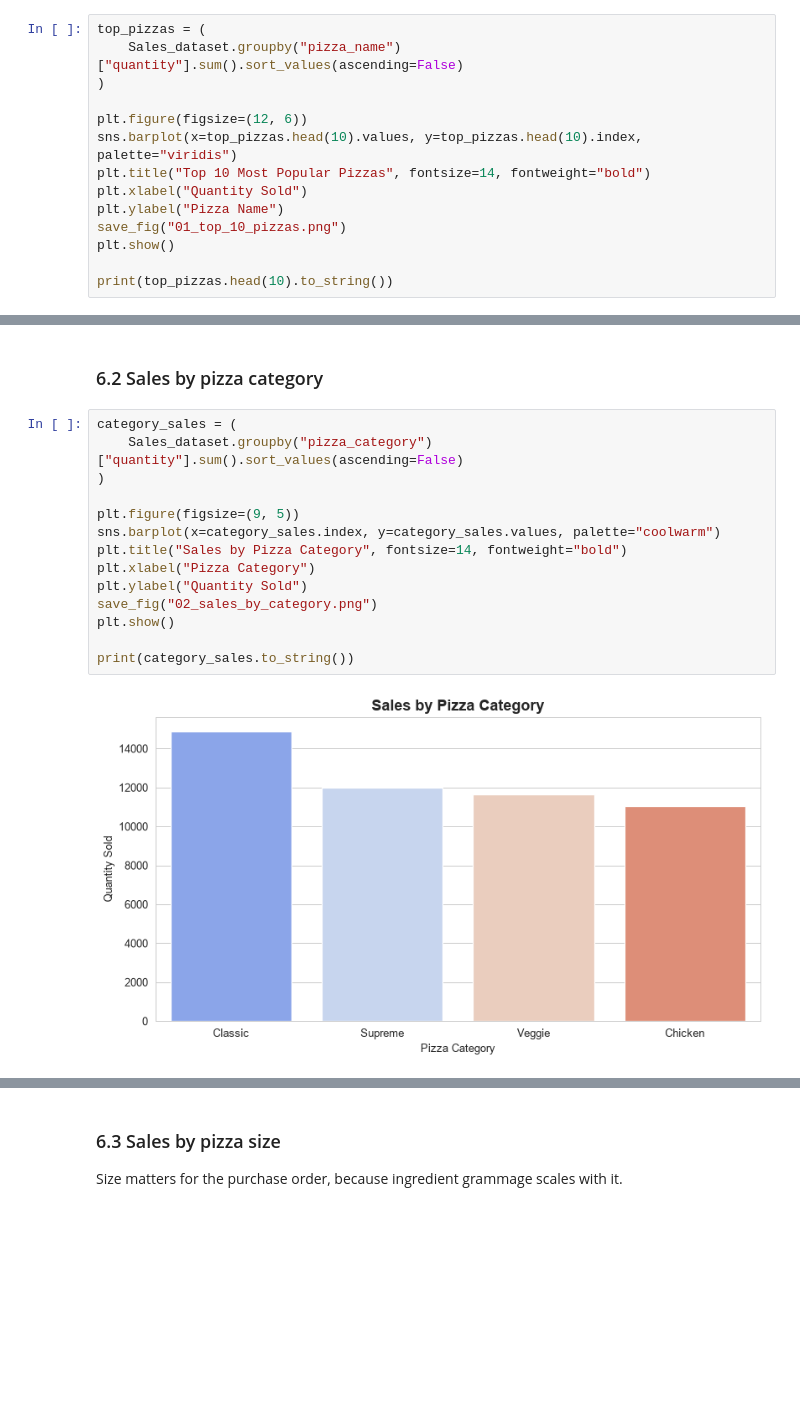
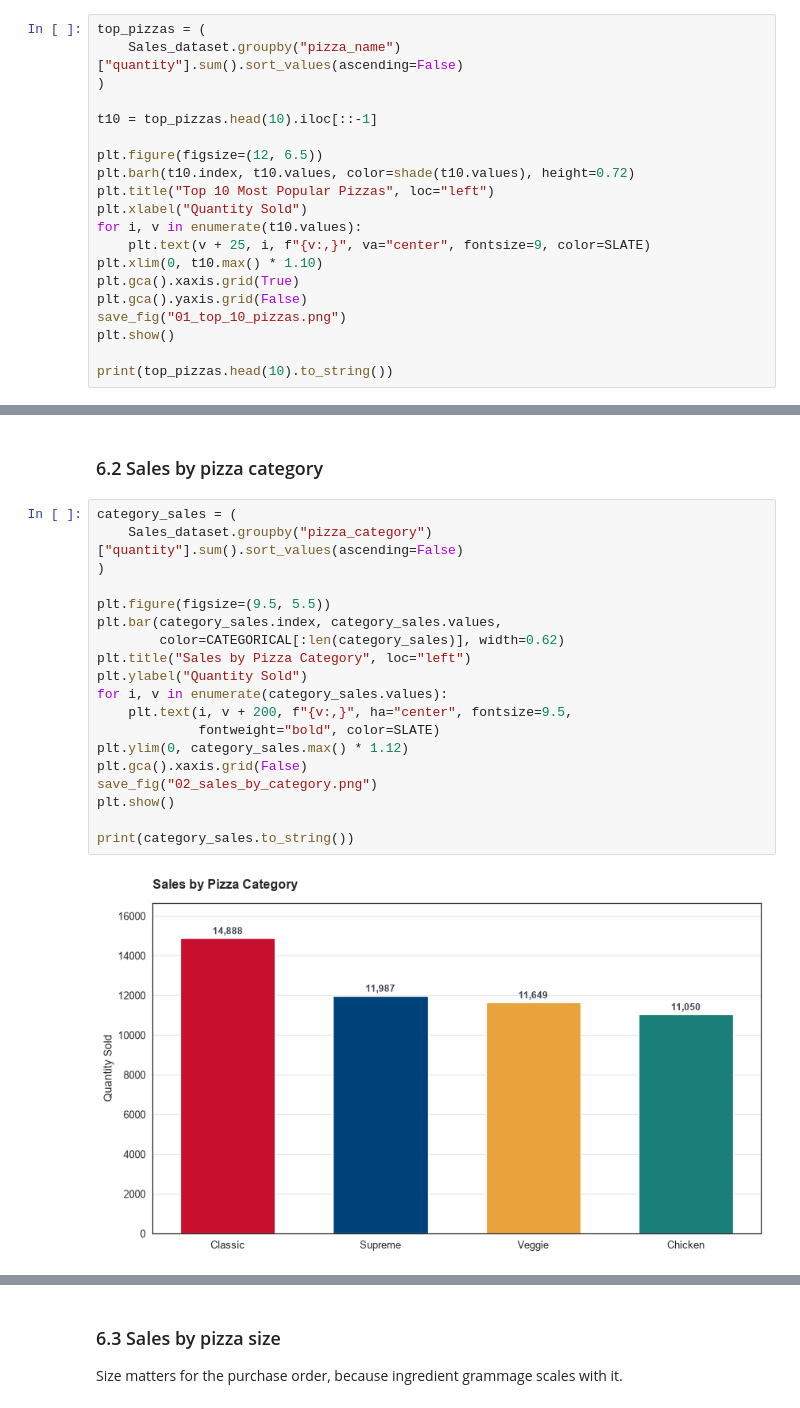
Before and after one commit to naveen-pulivarti/Dominos-Predictive-Purchase-Order-System, a Jupyter notebook: notebooks/dominos_predictive_purchase_order_system.ipynb, the cells around one changed output, grey strips where cells are left out. Drawn from its saved outputs; the diff is of its cells as text; blank space fills up the shorter version.

```diff
--- a/notebooks/dominos_predictive_purchase_order_system.ipynb
+++ b/notebooks/dominos_predictive_purchase_order_system.ipynb
@@ -481,11 +527,17 @@ top_pizzas = (
     Sales_dataset.groupby("pizza_name")["quantity"].sum().sort_values(ascending=False)
 )
 
-plt.figure(figsize=(12, 6))
-sns.barplot(x=top_pizzas.head(10).values, y=top_pizzas.head(10).index, palette="viridis")
-plt.title("Top 10 Most Popular Pizzas", fontsize=14, fontweight="bold")
+t10 = top_pizzas.head(10).iloc[::-1]
+
+plt.figure(figsize=(12, 6.5))
+plt.barh(t10.index, t10.values, color=shade(t10.values), height=0.72)
+plt.title("Top 10 Most Popular Pizzas", loc="left")
 plt.xlabel("Quantity Sold")
-plt.ylabel("Pizza Name")
+for i, v in enumerate(t10.values):
+    plt.text(v + 25, i, f"{v:,}", va="center", fontsize=9, color=SLATE)
+plt.xlim(0, t10.max() * 1.10)
+plt.gca().xaxis.grid(True)
+plt.gca().yaxis.grid(False)
 save_fig("01_top_10_pizzas.png")
 plt.show()
 
@@ -508,19 +560,24 @@ The Big Meat Pizza              1914
 # %%
 category_sales = (
     Sales_dataset.groupby("pizza_category")["quantity"].sum().sort_values(ascending=False)
 )
 
-plt.figure(figsize=(9, 5))
-sns.barplot(x=category_sales.index, y=category_sales.values, palette="coolwarm")
-plt.title("Sales by Pizza Category", fontsize=14, fontweight="bold")
-plt.xlabel("Pizza Category")
+plt.figure(figsize=(9.5, 5.5))
+plt.bar(category_sales.index, category_sales.values,
+        color=CATEGORICAL[:len(category_sales)], width=0.62)
+plt.title("Sales by Pizza Category", loc="left")
 plt.ylabel("Quantity Sold")
+for i, v in enumerate(category_sales.values):
+    plt.text(i, v + 200, f"{v:,}", ha="center", fontsize=9.5,
+             fontweight="bold", color=SLATE)
+plt.ylim(0, category_sales.max() * 1.12)
+plt.gca().xaxis.grid(False)
 save_fig("02_sales_by_category.png")
 plt.show()
 
 print(category_sales.to_string())
 # %% [output]
-[figure, old version]
+[figure, new version]
 pizza_category
 Classic    14888
 Supreme    11987
```
Also changed, not shown: parts of 31 cells of this notebook, 25 other files.
